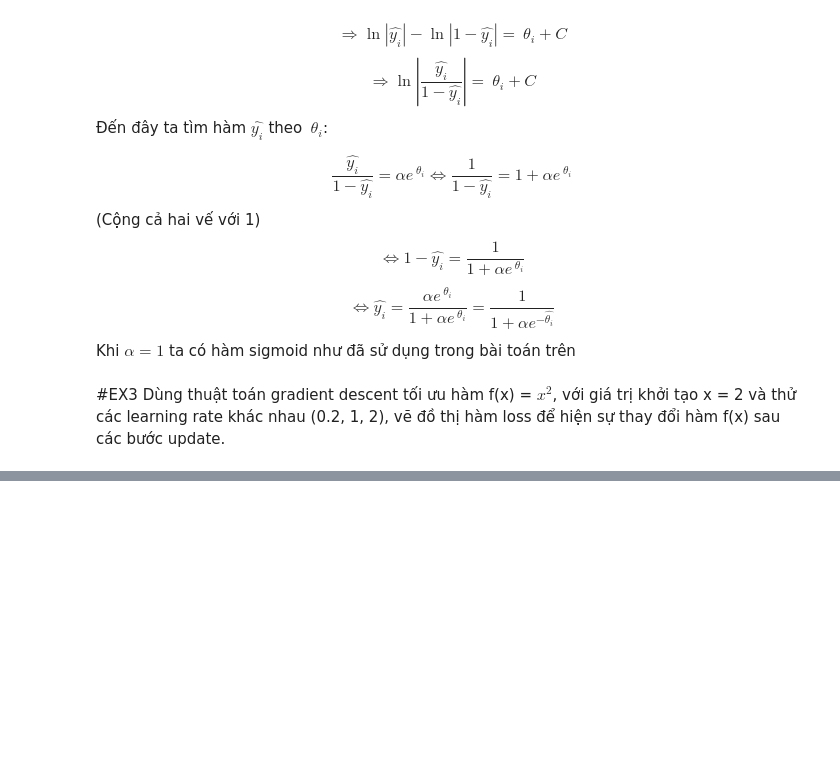
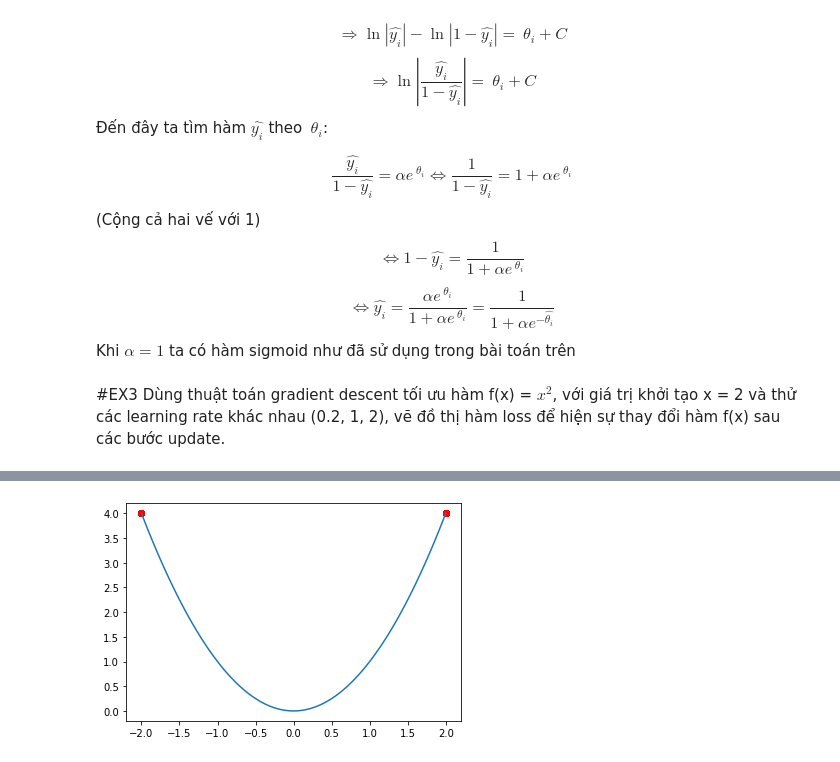
Before and after one commit to minhanh1135/Machine-Learning-with-Python, a Jupyter notebook: Week7/LogisticRegression.ipynb, the cells around one changed output, grey strips where cells are left out. Cells and saved outputs as stored; diff of their text form; code cells hidden in the pictures; blank space fills up the shorter version.

```diff
--- a/Week7/LogisticRegression.ipynb
+++ b/Week7/LogisticRegression.ipynb
@@ -126,0 +131,7 @@ for l in lr:
+# %%
+x1,y = grad(2, 1)
+plot_func()
+plt.scatter(x1, y, color = 'red')
+plt.show()
+# %% [output]
+[figure, added]
```
Also changed, not shown: parts of 22 cells of this notebook.
